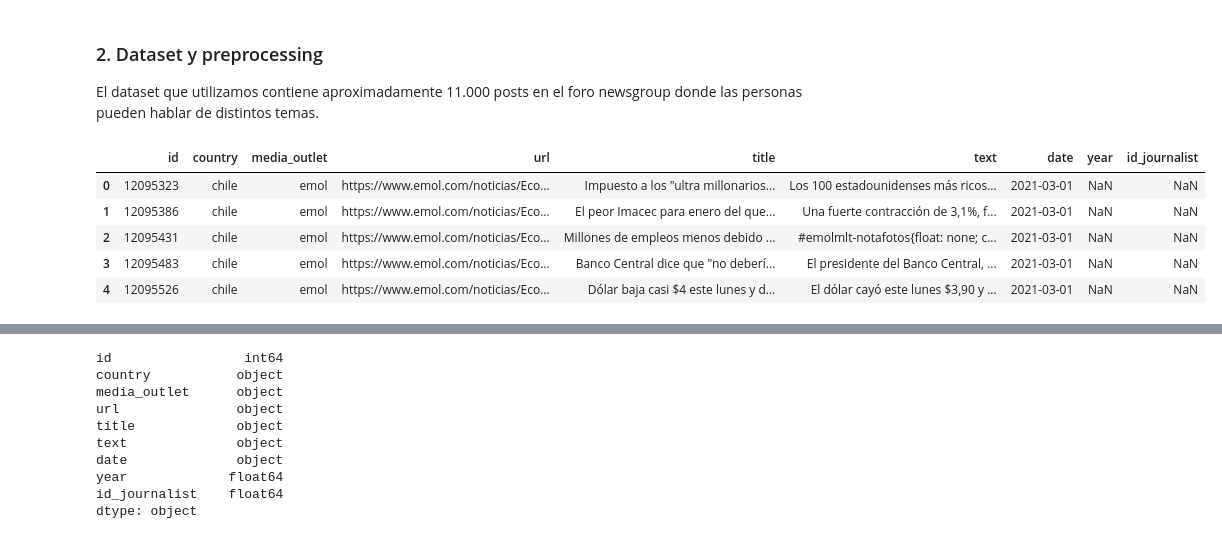
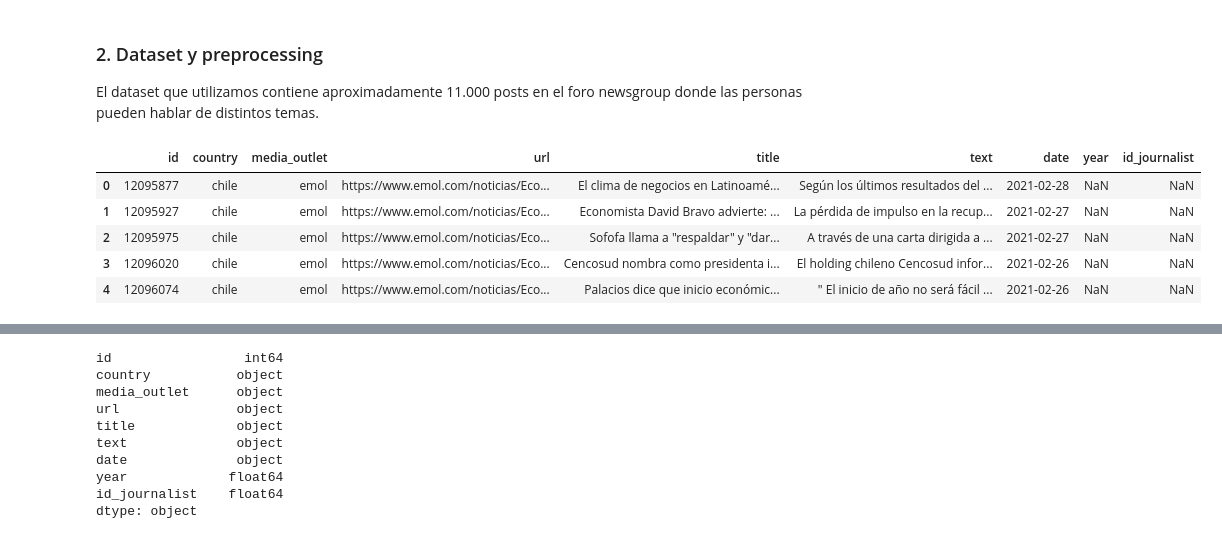
Before and after one commit to Yaldaba0th/Clasificar-Noticias-INFO279, a Jupyter notebook: Primer Avance/Topicos Avance.ipynb, the cells around one changed output, grey strips where cells are left out. Saved outputs shown, nothing was run; the diff lists cells and outputs as text; code cells hidden in the pictures.

```diff
--- a/Primer Avance/Topicos Avance.ipynb
+++ b/Primer Avance/Topicos Avance.ipynb
@@ -72,13 +72,17 @@ warnings.filterwarnings("ignore",category=DeprecationWarning)
 El dataset que utilizamos contiene aproximadamente 11.000 posts en el foro newsgroup donde las personas pueden hablar de distintos temas.
 # %%
 # Import Dataset
-df = pd.read_csv('chile_2021-03.csv')
+df1 = pd.read_csv('chile_2021-02.csv')
+df1.dropna(subset=['text'], inplace=True)
+df2 = pd.read_csv('chile_2021-03.csv')
+df2.dropna(subset=['text'], inplace=True)
+df = df1.append(df2, ignore_index=True)
 #print(df.target_names.unique())
 df.head()
 # %% [output]
 |  | id | country | media_outlet | url | title | text | date | year | id_journalist |
-| 0 | 12095323 | chile | emol | https://www.emol.com/noticias/Eco... | Impuesto a los "ultra millonarios... | Los 100 estadounidenses más ricos... | 2021-03-01 | NaN | NaN |
-| 1 | 12095386 | chile | emol | https://www.emol.com/noticias/Eco... | El peor Imacec para enero del que... | Una fuerte contracción de 3,1%, f... | 2021-03-01 | NaN | NaN |
-| 2 | 12095431 | chile | emol | https://www.emol.com/noticias/Eco... | Millones de empleos menos debido ... | #emolmlt-notafotos{float: none; c... | 2021-03-01 | NaN | NaN |
-| 3 | 12095483 | chile | emol | https://www.emol.com/noticias/Eco... | Banco Central dice que "no deberí... | El presidente del Banco Central, ... | 2021-03-01 | NaN | NaN |
-| 4 | 12095526 | chile | emol | https://www.emol.com/noticias/Eco... | Dólar baja casi $4 este lunes y d... | El dólar cayó este lunes $3,90 y ... | 2021-03-01 | NaN | NaN |
+| 0 | 12095877 | chile | emol | https://www.emol.com/noticias/Eco... | El clima de negocios en Latinoamé... | Según los últimos resultados del ... | 2021-02-28 | NaN | NaN |
+| 1 | 12095927 | chile | emol | https://www.emol.com/noticias/Eco... | Economista David Bravo advierte: ... | La pérdida de impulso en la recup... | 2021-02-27 | NaN | NaN |
+| 2 | 12095975 | chile | emol | https://www.emol.com/noticias/Eco... | Sofofa llama a "respaldar" y "dar... | A través de una carta dirigida a ... | 2021-02-27 | NaN | NaN |
+| 3 | 12096020 | chile | emol | https://www.emol.com/noticias/Eco... | Cencosud nombra como presidenta i... | El holding chileno Cencosud infor... | 2021-02-26 | NaN | NaN |
+| 4 | 12096074 | chile | emol | https://www.emol.com/noticias/Eco... | Palacios dice que inicio económic... | " El inicio de año no será fácil ... | 2021-02-26 | NaN | NaN |
```
Also changed, not shown: parts of 38 cells of this notebook.
